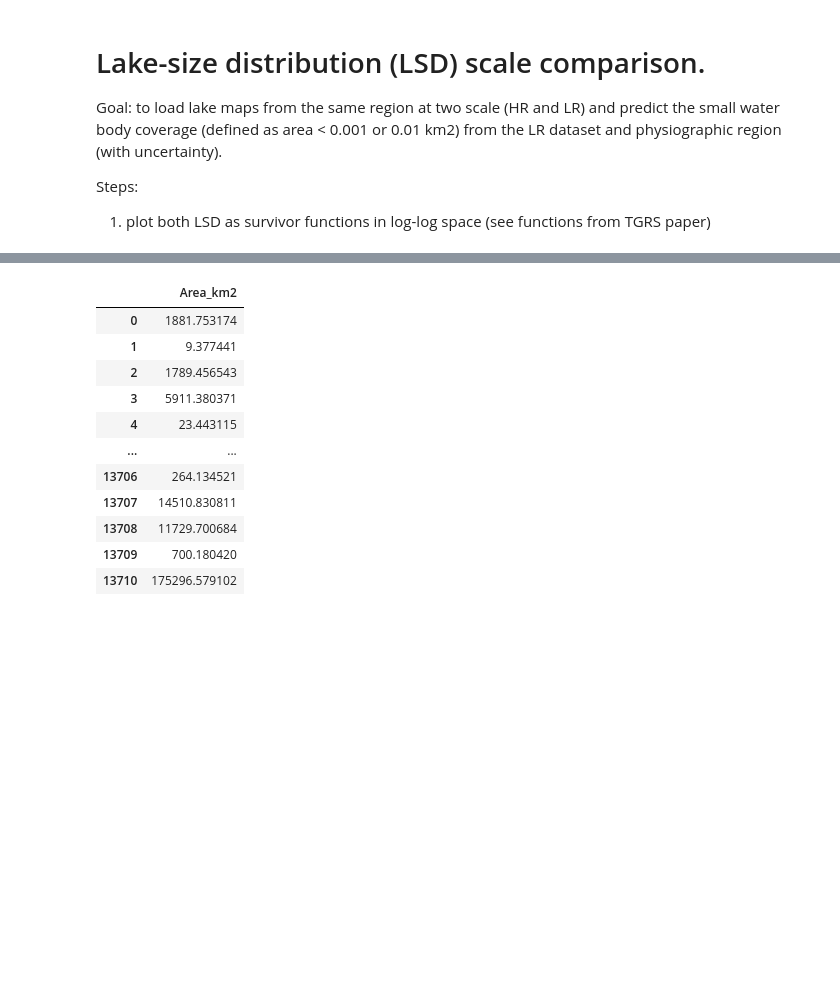
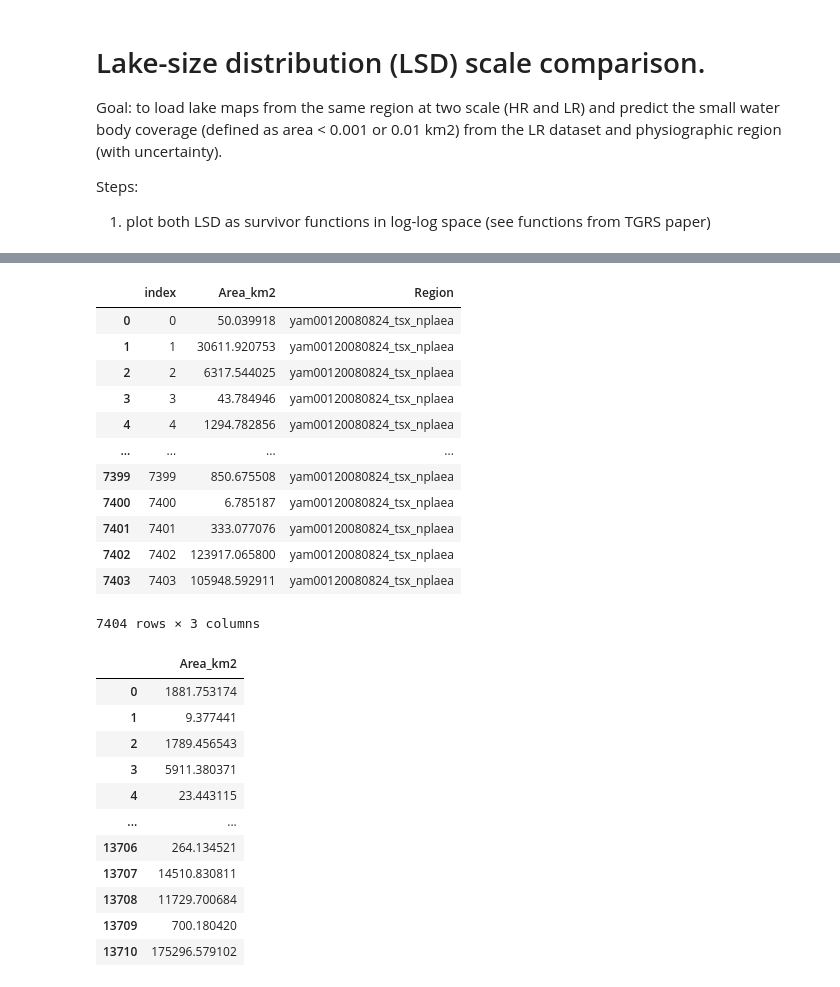
Before and after one commit to ekcomputer/lake-area, a Jupyter notebook: LSD_scale_comparison.ipynb, the cells around one changed output, grey strips where cells are left out. Drawn from its saved outputs; the diff is of its cells as text; code cells hidden in the pictures; blank space fills up the shorter version.

```diff
--- a/LSD_scale_comparison.ipynb
+++ b/LSD_scale_comparison.ipynb
@@ -128,3 +198,20 @@ lsd.head(2)
+# %%
+# foo = dfs.copy()
+foo.pop()
+# %% [output]
+|  | index | Area_km2 | Region |
+| 0 | 0 | 50.039918 | yam00120080824_tsx_nplaea |
+| 1 | 1 | 30611.920753 | yam00120080824_tsx_nplaea |
+| 2 | 2 | 6317.544025 | yam00120080824_tsx_nplaea |
+| 3 | 3 | 43.784946 | yam00120080824_tsx_nplaea |
+| 4 | 4 | 1294.782856 | yam00120080824_tsx_nplaea |
+| ... | ... | ... | ... |
+| 7399 | 7399 | 850.675508 | yam00120080824_tsx_nplaea |
+| 7400 | 7400 | 6.785187 | yam00120080824_tsx_nplaea |
+| 7401 | 7401 | 333.077076 | yam00120080824_tsx_nplaea |
+| 7402 | 7402 | 123917.065800 | yam00120080824_tsx_nplaea |
+| 7403 | 7403 | 105948.592911 | yam00120080824_tsx_nplaea |
+7404 rows × 3 columns
 # %%
 lsd
 # %% [output]
```
Also changed, not shown: parts of 32 cells of this notebook.
